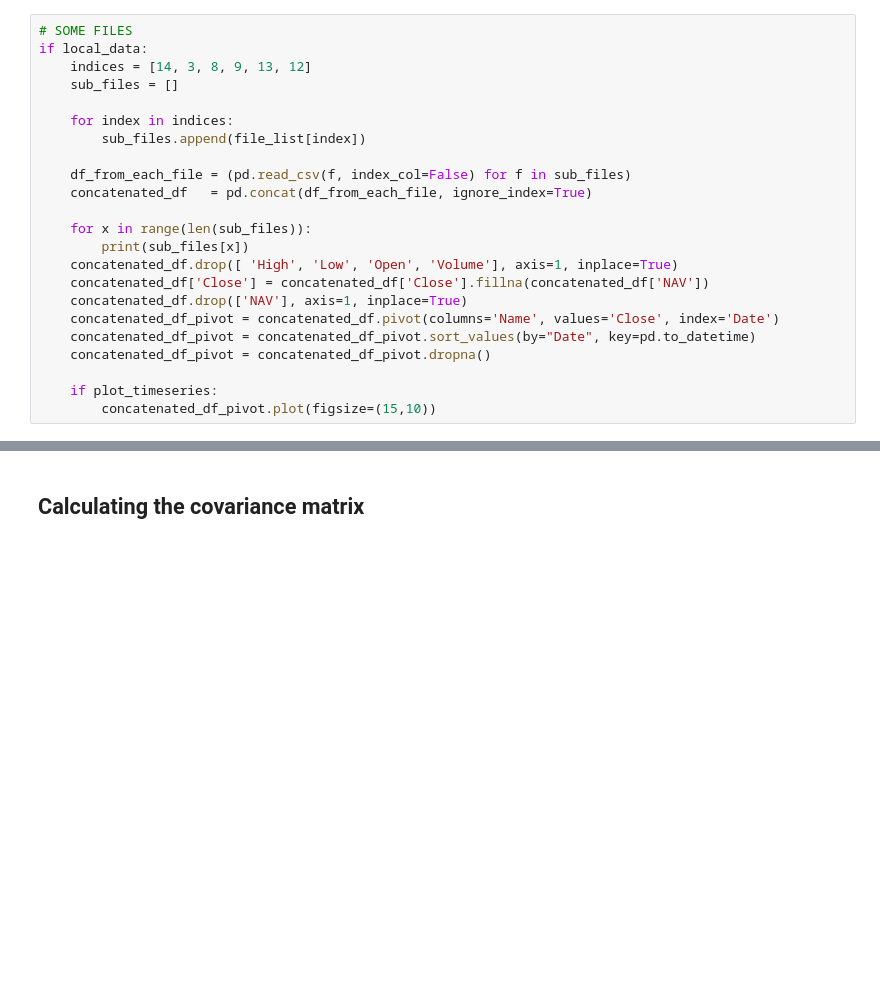
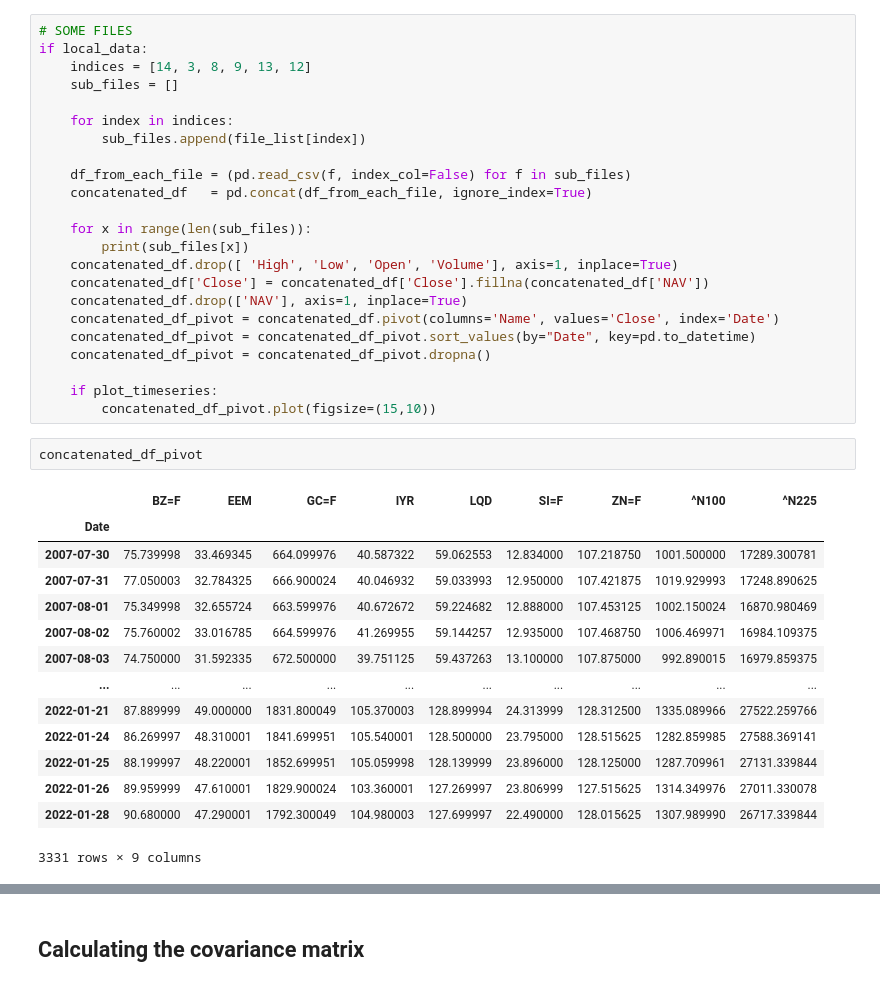
Before and after one commit to ferhat00/PortfolioOptimisation, a Jupyter notebook: Portfolio_Optimisation_SIPP_v2.ipynb, the cells around one changed output, grey strips where cells are left out. Saved outputs shown, nothing was run; the diff lists cells and outputs as text; blank space fills up the shorter version.

```diff
--- a/Portfolio_Optimisation_SIPP_v2.ipynb
+++ b/Portfolio_Optimisation_SIPP_v2.ipynb
@@ -101,3 +105,20 @@ if local_data:
 
     if plot_timeseries:
         concatenated_df_pivot.plot(figsize=(15,10))
+# %%
+concatenated_df_pivot
+# %% [output]
+|  | BZ=F | EEM | GC=F | IYR | LQD | SI=F | ZN=F | ^N100 | ^N225 |
+| Date |  |  |  |  |  |  |  |  |  |
+| 2007-07-30 | 75.739998 | 33.469345 | 664.099976 | 40.587322 | 59.062553 | 12.834000 | 107.218750 | 1001.500000 | 17289.300781 |
+| 2007-07-31 | 77.050003 | 32.784325 | 666.900024 | 40.046932 | 59.033993 | 12.950000 | 107.421875 | 1019.929993 | 17248.890625 |
+| 2007-08-01 | 75.349998 | 32.655724 | 663.599976 | 40.672672 | 59.224682 | 12.888000 | 107.453125 | 1002.150024 | 16870.980469 |
+| 2007-08-02 | 75.760002 | 33.016785 | 664.599976 | 41.269955 | 59.144257 | 12.935000 | 107.468750 | 1006.469971 | 16984.109375 |
+| 2007-08-03 | 74.750000 | 31.592335 | 672.500000 | 39.751125 | 59.437263 | 13.100000 | 107.875000 | 992.890015 | 16979.859375 |
+| ... | ... | ... | ... | ... | ... | ... | ... | ... | ... |
+| 2022-01-21 | 87.889999 | 49.000000 | 1831.800049 | 105.370003 | 128.899994 | 24.313999 | 128.312500 | 1335.089966 | 27522.259766 |
+| 2022-01-24 | 86.269997 | 48.310001 | 1841.699951 | 105.540001 | 128.500000 | 23.795000 | 128.515625 | 1282.859985 | 27588.369141 |
+| 2022-01-25 | 88.199997 | 48.220001 | 1852.699951 | 105.059998 | 128.139999 | 23.896000 | 128.125000 | 1287.709961 | 27131.339844 |
+| 2022-01-26 | 89.959999 | 47.610001 | 1829.900024 | 103.360001 | 127.269997 | 23.806999 | 127.515625 | 1314.349976 | 27011.330078 |
+| 2022-01-28 | 90.680000 | 47.290001 | 1792.300049 | 104.980003 | 127.699997 | 22.490000 | 128.015625 | 1307.989990 | 26717.339844 |
+3331 rows × 9 columns
```
Also changed, not shown: parts of 3 cells of this notebook, 1 other file.
